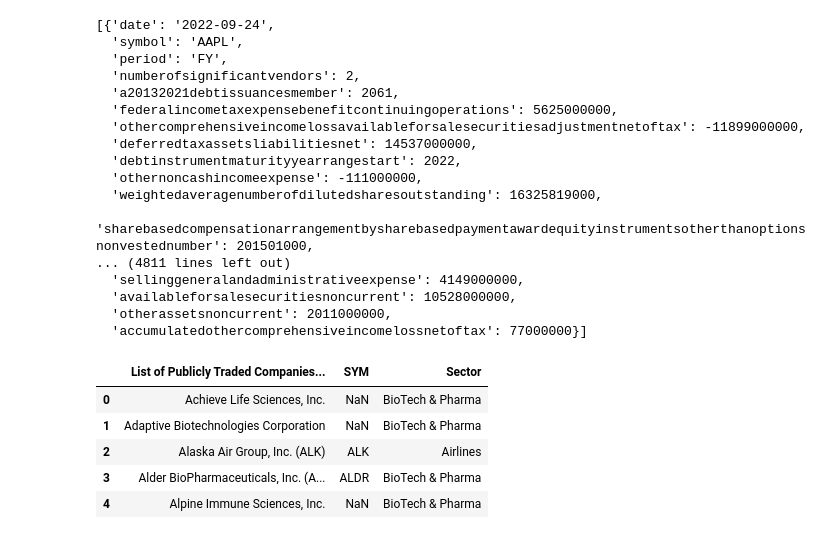
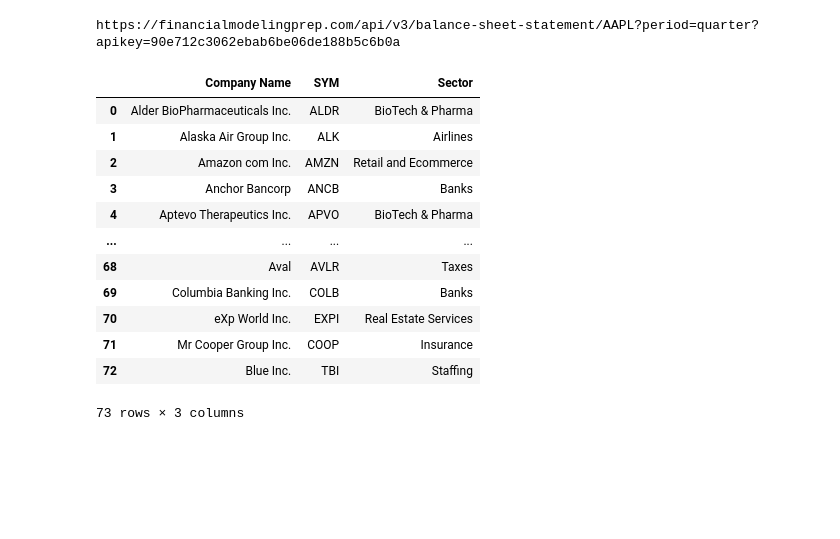
Before and after one commit to ScottMcLean98/Project1, a Jupyter notebook: Financial Data.ipynb, the cells around one changed output. Cells and saved outputs as stored; diff of their text form; code cells hidden in the pictures; blank space fills up the shorter version.

Commit message:
updated financial data file and csv file

```diff
--- a/Financial Data.ipynb
+++ b/Financial Data.ipynb
@@ -16,37 +13,34 @@ from citipy import citipy
-# %%
-# Set the API base URL
-url = "https://financialmodelingprep.com/api/v3/financial-statement-full-as-reported/AAPL?"
-query_url = f"{url}apikey={financial_api_key}"
-financial_stmt_data = requests.get(query_url).json()
-financial_stmt_data
-# %% [output]
-[{'date': '2022-09-24',
-  'symbol': 'AAPL',
-  'period': 'FY',
-  'numberofsignificantvendors': 2,
-  'a20132021debtissuancesmember': 2061,
-  'federalincometaxexpensebenefitcontinuingoperations': 5625000000,
-  'othercomprehensiveincomelossavailableforsalesecuritiesadjustmentnetoftax': -11899000000,
-  'deferredtaxassetsliabilitiesnet': 14537000000,
-  'debtinstrumentmaturityyearrangestart': 2022,
-  'othernoncashincomeexpense': -111000000,
-  'weightedaveragenumberofdilutedsharesoutstanding': 16325819000,
-  'sharebasedcompensationarrangementbysharebasedpaymentawardequityinstrumentsotherthanoptionsnonvestednumber': 201501000,
-... (4811 lines left out)
-  'sellinggeneralandadministrativeexpense': 4149000000,
-  'availableforsalesecuritiesnoncurrent': 10528000000,
-  'otherassetsnoncurrent': 2011000000,
-  'accumulatedothercomprehensiveincomelossnetoftax': 77000000}]
+# %%
+# Set the API base URL
+#https://https://financialmodelingprep.com/api/v3/balance-sheet-statement/AAPL?period=quarter&limit=400&apikey=90e712c3062ebab6be06de188b5c6b0a
+base_url = "https://financialmodelingprep.com/api/v3/balance-sheet-statement/"
+#base_url = "https://financialmodelingprep.com/api/v3/financial-statement-full-as-reported/"
+SYM = 'AAPL'
+query_url = f"{base_url}{SYM}?period=quarter?apikey={financial_api_key}"
+print(query_url)
+
+#https://financialmodelingprep.com/api/v3/financial-statement-full-as-reported/ALK?apikey=90e712c3062ebab6be06de188b5c6b0a
+#https://financialmodelingprep.com/api/v3/financial-statement-full-as-reported/AAPL?apikey=90e712c3062ebab6be06de188b5c6b0a
+#API Data provided by Financial Modeling Prep https://financialmodelingprep.com/developer/docs/
+# %% [output]
+https://financialmodelingprep.com/api/v3/balance-sheet-statement/AAPL?period=quarter?apikey=90e712c3062ebab6be06de188b5c6b0a
 # %%
 # Load the CSV file created in Part 1 into a Pandas DataFrame
-seattle_corp_ticker_df = pd.read_csv("Resources/PubliclytradedcorpsinSeattle.csv")
+washington_corporations = pd.read_csv("Resources/publiccompaniesandsectors.csv")
 
 # Display sample data
-seattle_corp_ticker_df.head()
+washington_corporations
 # %% [output]
-|  | List of Publicly Traded Companies... | SYM | Sector |
-| 0 | Achieve Life Sciences, Inc. | NaN | BioTech & Pharma |
-| 1 | Adaptive Biotechnologies Corporation | NaN | BioTech & Pharma |
-| 2 | Alaska Air Group, Inc. (ALK) | ALK | Airlines |
-| 3 | Alder BioPharmaceuticals, Inc. (A... | ALDR | BioTech & Pharma |
-| 4 | Alpine Immune Sciences, Inc. | NaN | BioTech & Pharma |
+|  | Company Name | SYM | Sector |
+| 0 | Alder BioPharmaceuticals Inc. | ALDR | BioTech & Pharma |
+| 1 | Alaska Air Group Inc. | ALK | Airlines |
+| 2 | Amazon com Inc. | AMZN | Retail and Ecommerce |
+| 3 | Anchor Bancorp | ANCB | Banks |
+| 4 | Aptevo Therapeutics Inc. | APVO | BioTech & Pharma |
+| ... | ... | ... | ... |
+| 68 | Aval | AVLR | Taxes |
+| 69 | Columbia Banking Inc. | COLB | Banks |
+| 70 | eXp World Inc. | EXPI | Real Estate Services |
+| 71 | Mr Cooper Group Inc. | COOP | Insurance |
+| 72 | Blue Inc. | TBI | Staffing |
+73 rows × 3 columns
```
Also changed, not shown: parts of 5 cells of this notebook.
